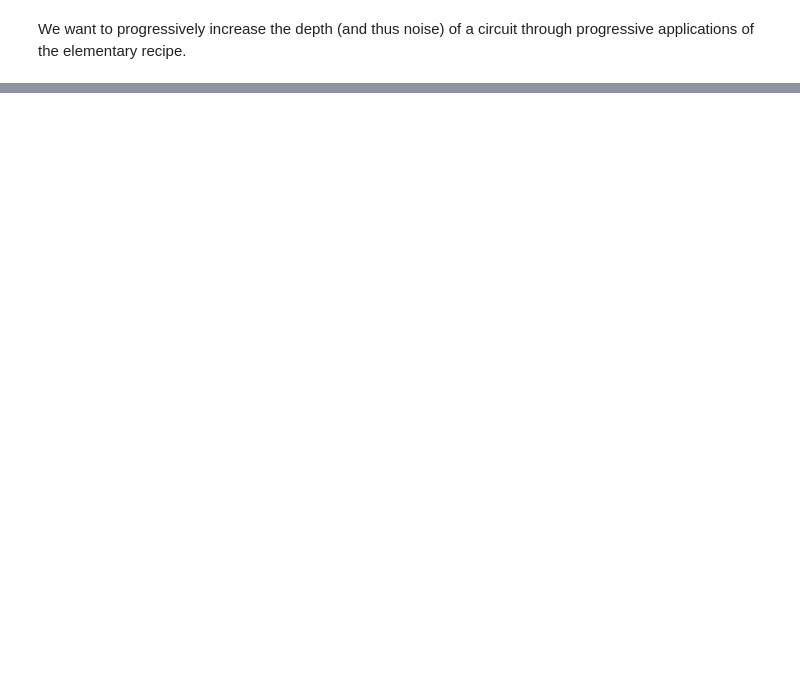
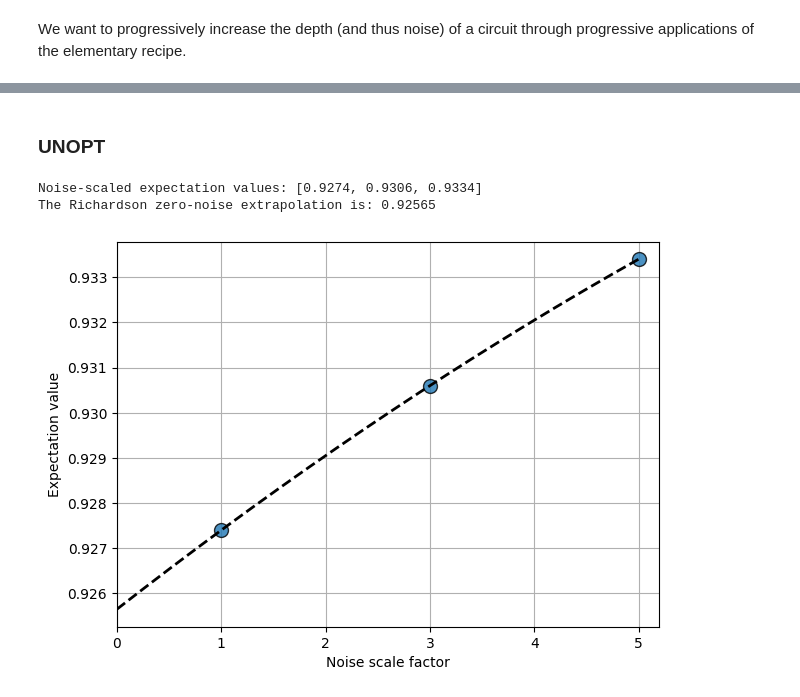
Before and after one commit to unitaryfund/circuit-unoptimization, a Jupyter notebook: notebooks/zne_via_unopt.ipynb, the cells around one changed output, grey strips where cells are left out. Cells and saved outputs as stored; diff of their text form; code cells hidden in the pictures; blank space fills up the shorter version.

Commit message:
Trying to compare zne and unopt.

```diff
--- a/notebooks/zne_via_unopt.ipynb
+++ b/notebooks/zne_via_unopt.ipynb
@@ -530,0 +555,22 @@ Noise-scaled expectation values: [0.791, 0.6699999999999999, 0.5922, 0.498000000
+# %% [markdown]
+### UNOPT
+# %%
+noise_scaled_circuits = [elementary_recipe(qc, iterations=i) for i in [0, 2, 4]]
+
+# We run all the noise scaled circuits on the noisy backend
+noise_scaled_vals = [execute(circuit=c, backend=backend, shots=shots, noise_model=noise_model) for c in noise_scaled_circuits]
+print("Noise-scaled expectation values:", noise_scaled_vals)
+
+# Initialize a Richardson extrapolation object
+richardson_factory = zne.RichardsonFactory(scale_factors)
+
+# Load the previously measured data
+for s, val in zip(scale_factors, noise_scaled_vals):
+    richardson_factory.push({"scale_factor": s}, val)
+
+print("The Richardson zero-noise extrapolation is:", richardson_factory.reduce())
+_ = richardson_factory.plot_fit()
+# %% [output]
+Noise-scaled expectation values: [0.9274, 0.9306, 0.9334]
+The Richardson zero-noise extrapolation is: 0.92565
+[figure, added]
```
Also changed, not shown: parts of 15 cells of this notebook.
